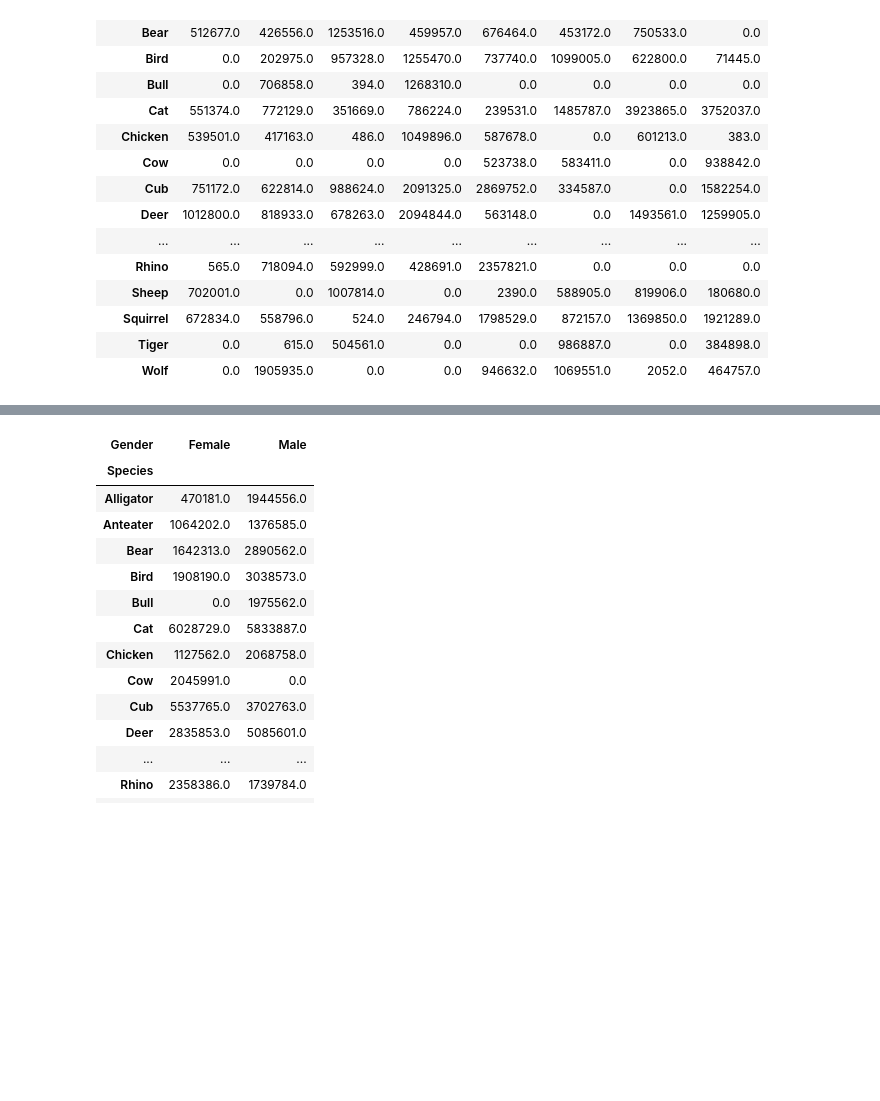
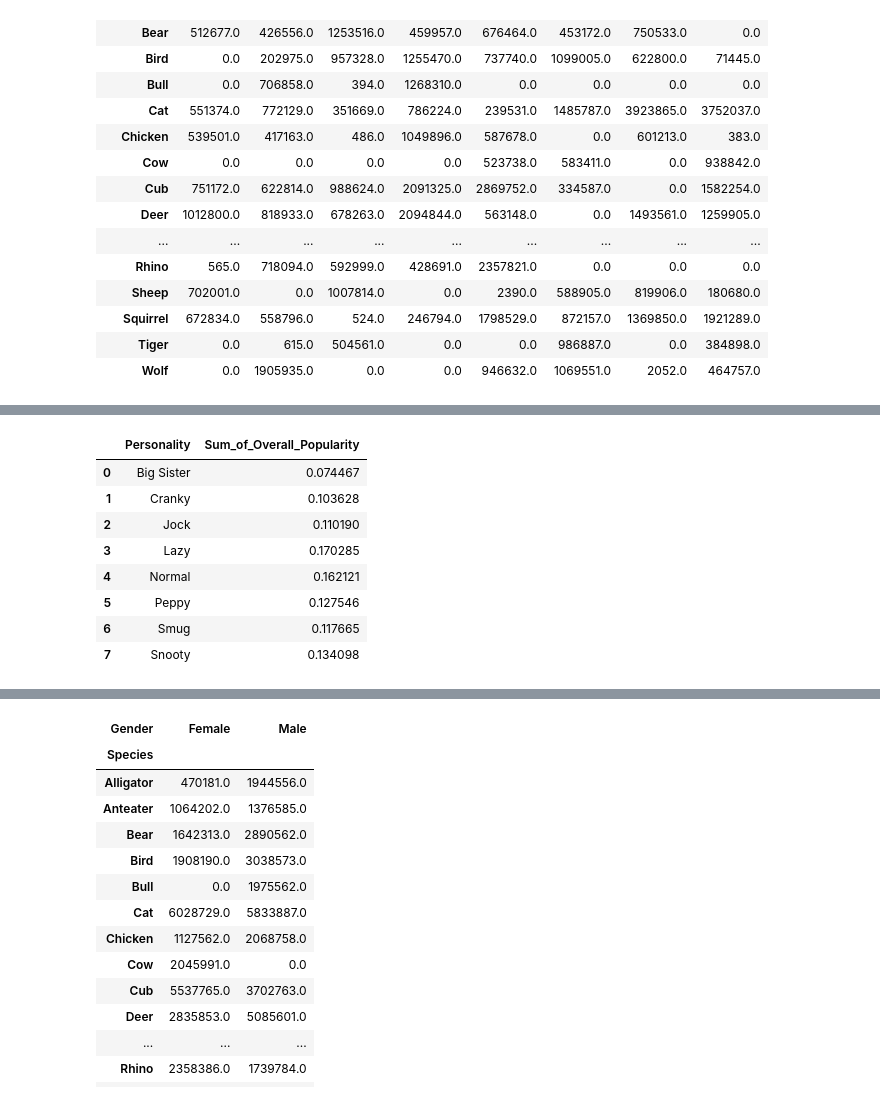
Before and after one commit to limesarelife/SIADS_591_MILESTONE1, a Jupyter notebook: Villager_connect_pytrends_results-2.ipynb, the cells around one changed output, grey strips where cells are left out. Drawn from its saved outputs; the diff is of its cells as text; code cells hidden in the pictures; blank space fills up the shorter version.

```diff
--- a/Villager_connect_pytrends_results-2.ipynb
+++ b/Villager_connect_pytrends_results-2.ipynb
@@ -476,0 +481,3 @@ personality_species
+# %%
+personality_overall = Final_Villagers_ACNH.groupby(['Personality'])
+personality_overall = personality_overall[['Overall_Popularity']].sum().add_prefix('Sum_of_')
@@ -477,3 +497,15 @@ personality_species
+# %%
+personality_overall.apply(lambda x: x/x.sum()).reset_index()
+# %% [output]
+|  | Personality | Sum_of_Overall_Popularity |
+| 0 | Big Sister | 0.074467 |
+| 1 | Cranky | 0.103628 |
+| 2 | Jock | 0.110190 |
+| 3 | Lazy | 0.170285 |
+| 4 | Normal | 0.162121 |
+| 5 | Peppy | 0.127546 |
+| 6 | Smug | 0.117665 |
+| 7 | Snooty | 0.134098 |
 # %%
 from matplotlib import pyplot as plt
 
```
Also changed, not shown: parts of 19 cells of this notebook, 1 other file.
